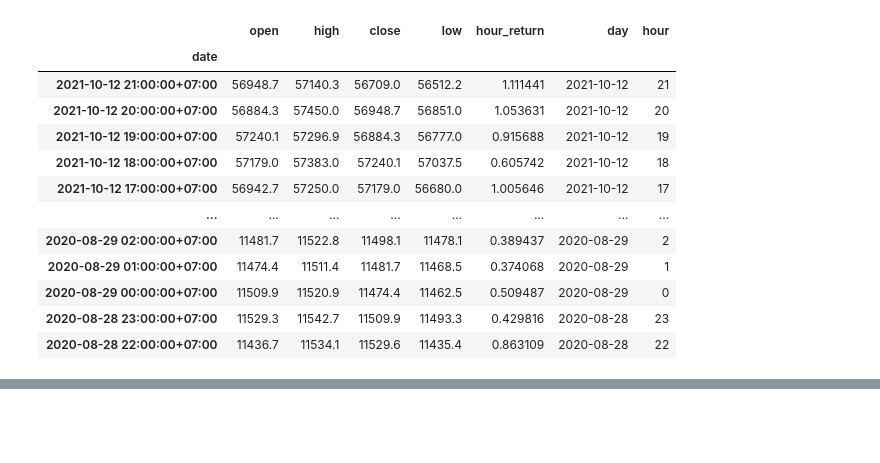
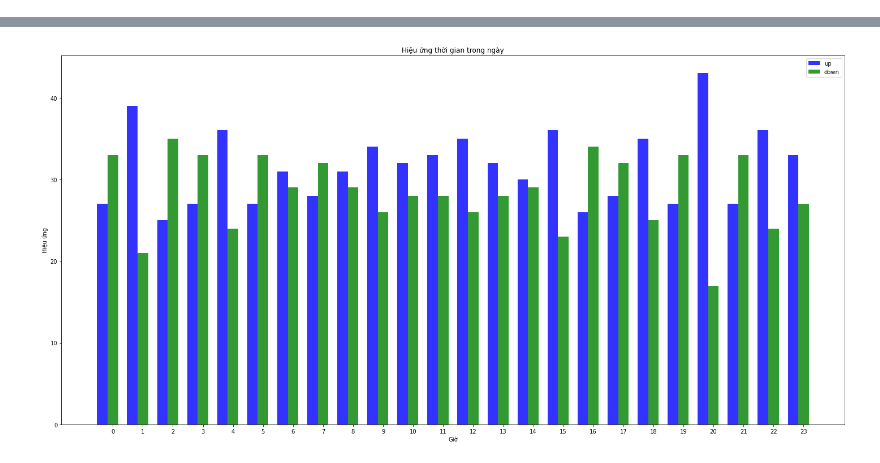
Before and after one commit to bachpx195/the_big_trade, a Jupyter notebook: TheBigTrade/HighestHourInDay.ipynb, the cells around one changed output, grey strips where cells are left out. Drawn from its saved outputs; the diff is of its cells as text; code cells hidden in the pictures; blank space fills up the shorter version.

```diff
--- a/TheBigTrade/HighestHourInDay.ipynb
+++ b/TheBigTrade/HighestHourInDay.ipynb
@@ -1,19 +1,23 @@
 # %%
 from myenv.models.candlestick import Candlestick
-from myenv.helpers.constants import HIGH_INDEX, LOW_INDEX
+from myenv.helpers.constants import HIGH_INDEX, LOW_INDEX, OPEN_INDEX, CLOSE_INDEX
 from myenv.models.merchandise_rate import MerchandiseRate
-from myenv.helpers.utils import percentage_change
+from myenv.helpers.utils import percentage_change, candlestick_type
 import matplotlib.pyplot as plt
+import numpy as np
+
 %matplotlib inline
 
 
 merchandise_rate = MerchandiseRate()
-merchandise_rate_id = merchandise_rate.find_by_slug('BTCUSDT')
-candlestick = Candlestick(merchandise_rate_id, 'hour', 10000, "DESC")
+merchandise_rate_id = merchandise_rate.find_by_slug('LTCUSDT')
+candlestick = Candlestick(merchandise_rate_id, 'hour', 24*60, "DESC")
 
 data_prices = candlestick.to_df()
 
-data_prices['hour_return'] = percentage_change(data_prices, LOW_INDEX, HIGH_INDEX)
+# data_prices['hour_return'] = percentage_change(data_prices, LOW_INDEX, HIGH_INDEX)
+data_prices['hour_return'] = data_prices['close'].pct_change() * 100
+# data_prices['hour_return'] = percentage_change(data_prices,OPEN_INDEX, CLOSE_INDEX)
 data_prices['day'] = data_prices[['open']].apply(
     lambda x: x.name.strftime("%Y-%m-%d"), axis=1)
 data_prices['hour'] = data_prices[['open']].apply(
@@ -23,18 +27,55 @@ total = data_prices.iloc[:, 0].count()
 first_date = data_prices.iloc[0].name.date()
 last_date = data_prices.iloc[-1].name.date()
 
-data_prices
+data_prices['type'] = candlestick_type(data_prices)
+
+# data_prices = data_prices[data_prices['hour'] == 10]
+
+# number_up = len(data_prices[data_prices['type'] == 'up'])
+# number_down = len(data_prices[data_prices['type'] == 'down'])
+
+# print(number_up)
+# print(number_down)
+
+print(data_prices)
+
+bar_width = 0.35
+opacity = 0.8
+
+index = np.arange(24)
+bar_width = 0.35
+opacity = 0.8
+
+x = ()
+y = ()
+
+for i in np.arange(24):
+    data_prices_x = data_prices[data_prices['hour'] == i]
+    print(f"Giờ {i}")
+    print("________________________________")
+    print(data_prices_x['hour_return'].describe())
+
+    number_up = len(data_prices_x[data_prices_x['type'] == 'up'])
+    number_down = len(data_prices_x[data_prices_x['type'] == 'down'])
+
+    x = x + (number_up,)
+    y = y + (number_down,)
+
+
+plt.figure(figsize=[20,10])
+plt.rcParams['figure.figsize'] = [10, 10]
+
+rects1 = plt.bar(index, x, bar_width,
+                 alpha=opacity, color='b', label='up')
+
+rects2 = plt.bar(index + bar_width, y, bar_width,
+                 alpha=opacity, color='g', label='down')
+plt.xlabel('Giờ')
+plt.ylabel('Hiệu ứng')
+plt.title(
+    f"Hiệu ứng thời gian trong ngày")
+plt.xticks(index + bar_width, tuple(np.arange(24)))
+plt.legend()
+plt.tight_layout()
+plt.show()
 # %% [output]
-|  | open | high | close | low | hour_return | day | hour |
-| date |  |  |  |  |  |  |  |
-| 2021-10-12 21:00:00+07:00 | 56948.7 | 57140.3 | 56709.0 | 56512.2 | 1.111441 | 2021-10-12 | 21 |
-| 2021-10-12 20:00:00+07:00 | 56884.3 | 57450.0 | 56948.7 | 56851.0 | 1.053631 | 2021-10-12 | 20 |
-| 2021-10-12 19:00:00+07:00 | 57240.1 | 57296.9 | 56884.3 | 56777.0 | 0.915688 | 2021-10-12 | 19 |
-| 2021-10-12 18:00:00+07:00 | 57179.0 | 57383.0 | 57240.1 | 57037.5 | 0.605742 | 2021-10-12 | 18 |
-| 2021-10-12 17:00:00+07:00 | 56942.7 | 57250.0 | 57179.0 | 56680.0 | 1.005646 | 2021-10-12 | 17 |
-| ... | ... | ... | ... | ... | ... | ... | ... |
-| 2020-08-29 02:00:00+07:00 | 11481.7 | 11522.8 | 11498.1 | 11478.1 | 0.389437 | 2020-08-29 | 2 |
-| 2020-08-29 01:00:00+07:00 | 11474.4 | 11511.4 | 11481.7 | 11468.5 | 0.374068 | 2020-08-29 | 1 |
-| 2020-08-29 00:00:00+07:00 | 11509.9 | 11520.9 | 11474.4 | 11462.5 | 0.509487 | 2020-08-29 | 0 |
-| 2020-08-28 23:00:00+07:00 | 11529.3 | 11542.7 | 11509.9 | 11493.3 | 0.429816 | 2020-08-28 | 23 |
-| 2020-08-28 22:00:00+07:00 | 11436.7 | 11534.1 | 11529.6 | 11435.4 | 0.863109 | 2020-08-28 | 22 |
@@ -41,0 +99 @@ data_prices
+[figure, added]
```
Also changed, not shown: parts of 3 cells of this notebook, 3 other files.
